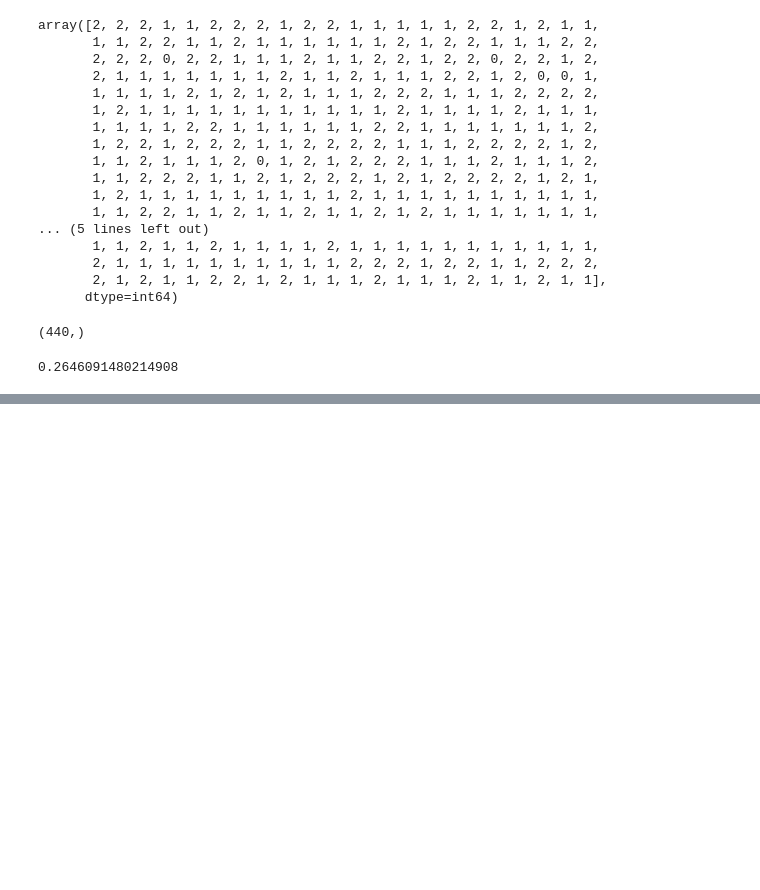
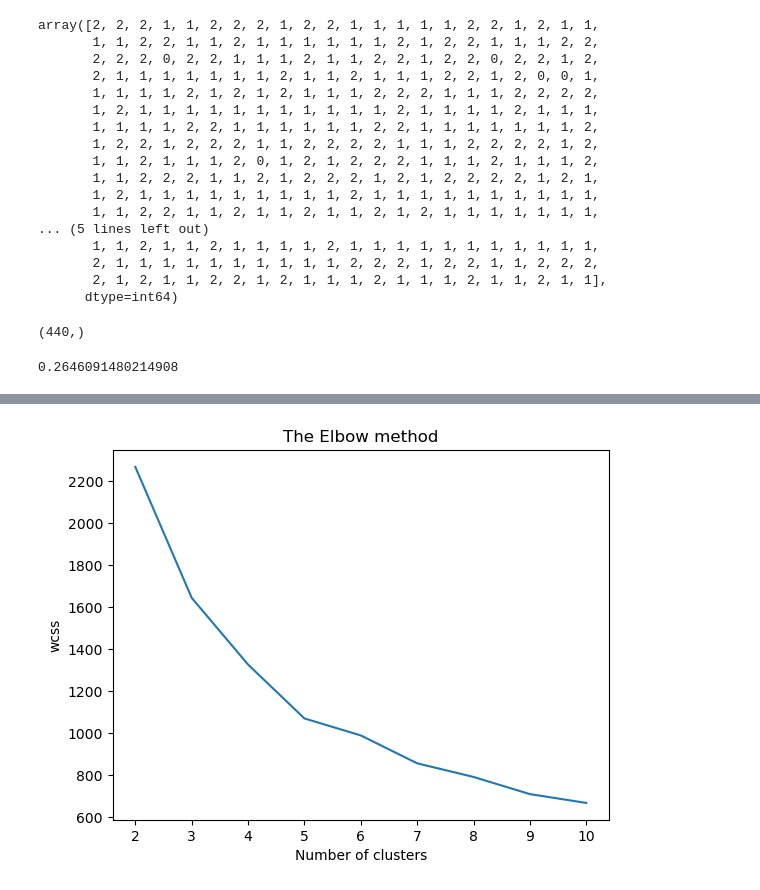
Before and after one commit to Rahulkunarapu7/python-AD, a Jupyter notebook: cluster.AD.ipynb, the cells around one changed output, grey strips where cells are left out. Cells and saved outputs as stored; diff of their text form; code cells hidden in the pictures; blank space fills up the shorter version.

```diff
--- a/cluster.AD.ipynb
+++ b/cluster.AD.ipynb
@@ -118,3 +118,13 @@ from sklearn.metrics import silhouette_score
 silhouette_score(x,cluster)
 # %% [output]
 0.2646091480214908
+# %%
+from sklearn.cluster import KMeans
+import warnings
+warnings.filterwarnings('ignore')
+
+wcss=[]
+for i in range (2,11):
+    kmeans=KMeans(n_clusters=i,init='k-means++',random_state=42)
+    kmeans.fit(x)
+    wcss.append(kmeans.inertia_)
@@ -120,0 +143,8 @@ silhouette_score(x,cluster)
+# %%
+plt.plot(range(2,11),wcss)
+plt.title('The Elbow method')
+plt.xlabel('Number of clusters')
+plt.ylabel('wcss')
+plt.show()
+# %% [output]
+[figure, added]
```
Also changed, not shown: parts of 4 cells of this notebook.
